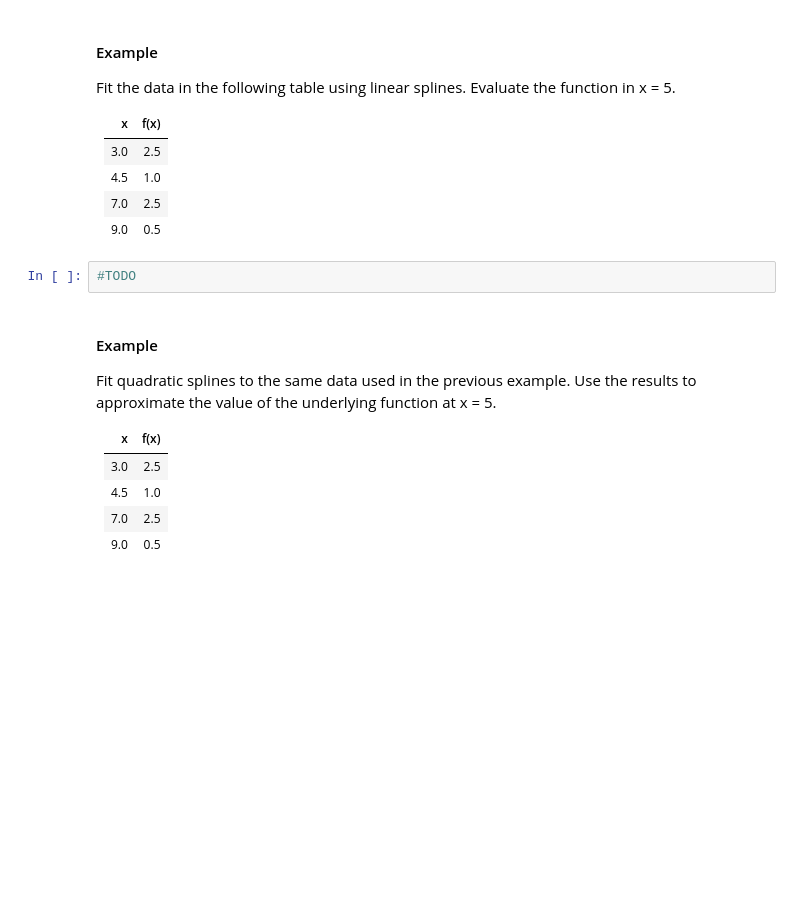
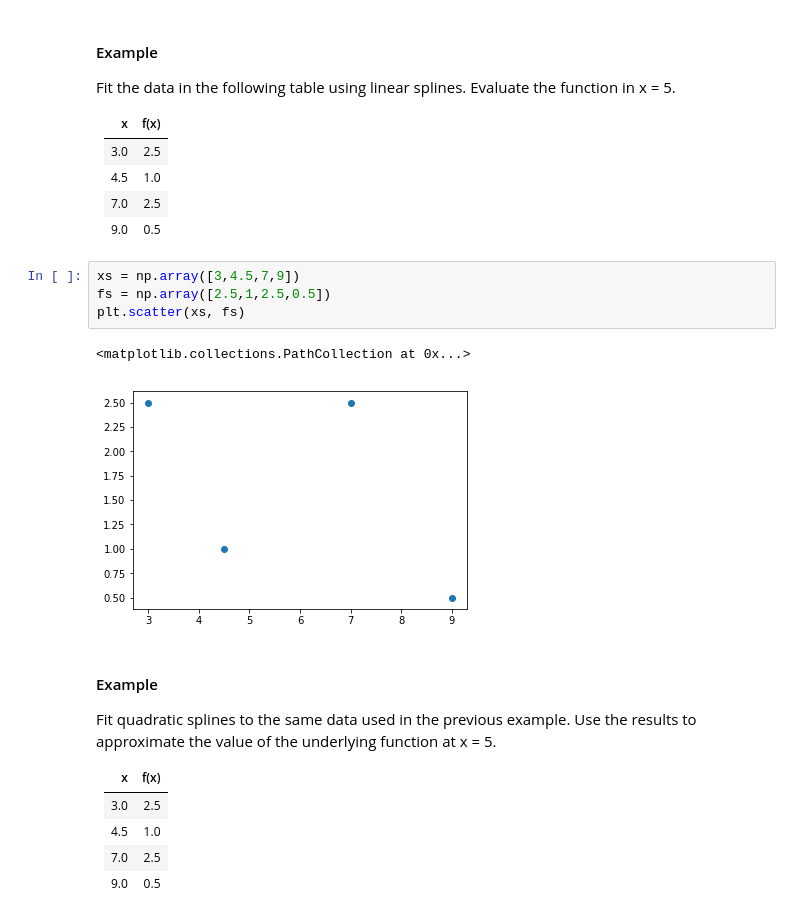
Before and after one commit to danimateos/numerical_methods, a Jupyter notebook: section-05.ipynb, the cells around one changed output. Cells and saved outputs as stored; diff of their text form; blank space fills up the shorter version.

```diff
--- a/section-05.ipynb
+++ b/section-05.ipynb
@@ -215,8 +264,13 @@ Fit the data in the following table using linear splines. Evaluate the function
 |4.5 |1.0|
 |7.0 |2.5|
 |9.0 |0.5|
-# %%
-#TODO
+# %%
+xs = np.array([3,4.5,7,9])
+fs = np.array([2.5,1,2.5,0.5])
+plt.scatter(xs, fs)
+# %% [output]
+<matplotlib.collections.PathCollection at 0x...>
+[figure, added]
 # %% [markdown]
 #### Example
 
```
Also changed, not shown: parts of 23 cells of this notebook.
